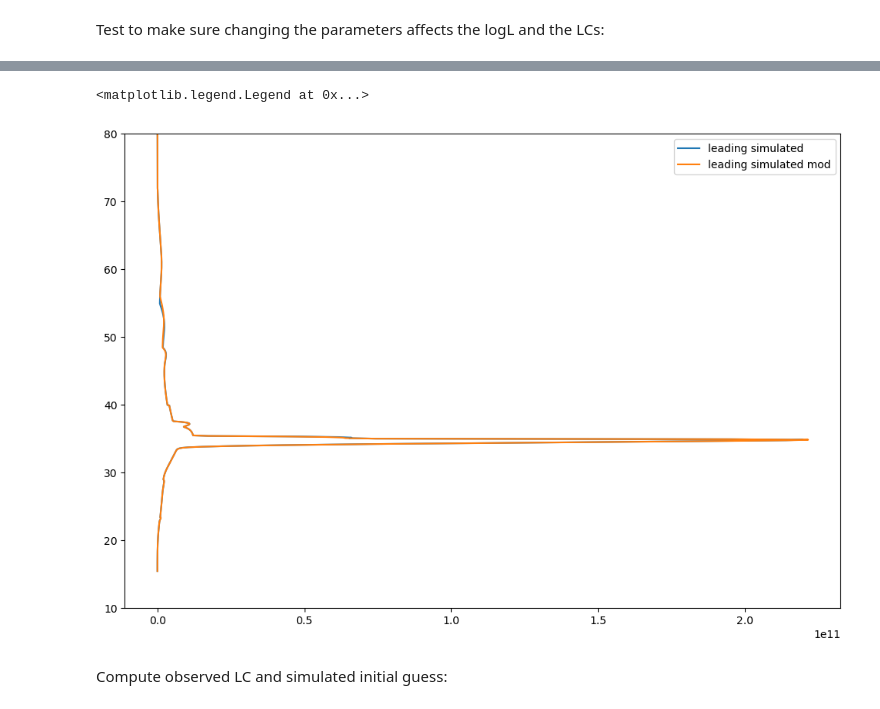
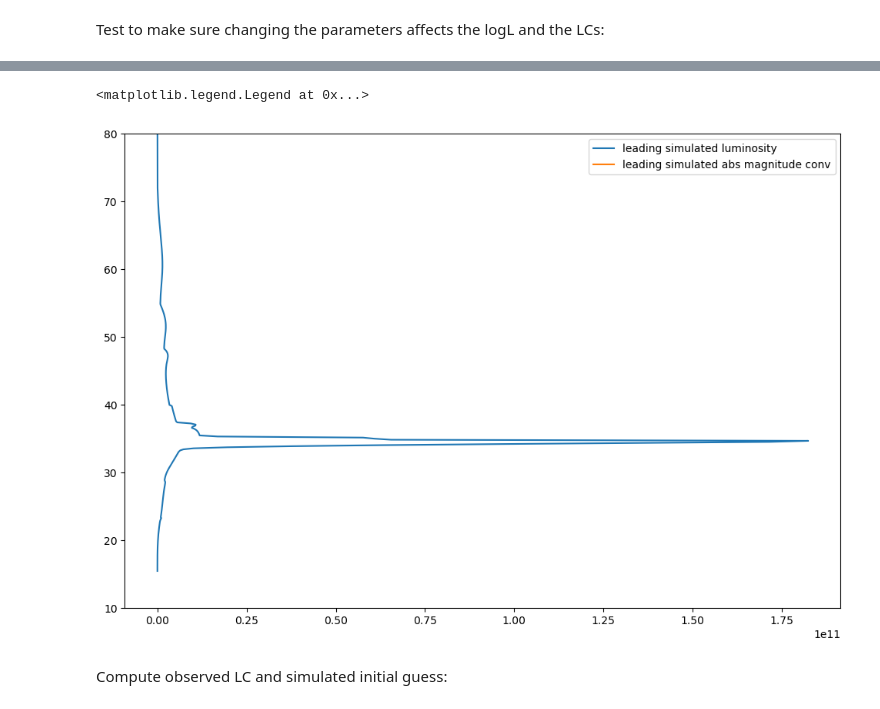
Before and after one commit to ia-chow/Thesis, a Jupyter notebook: physical/metsim_optimization_nested_novo_mesto.ipynb, the cells around one changed output, grey strips where cells are left out. Saved outputs shown, nothing was run; the diff lists cells and outputs as text; code cells hidden in the pictures.

```diff
--- a/physical/metsim_optimization_nested_novo_mesto.ipynb
+++ b/physical/metsim_optimization_nested_novo_mesto.ipynb
@@ -346,7 +346,7 @@ ER_FRAG_INDICES = [0, 1, 2, 4, 5, 6, 7, 8, 9]#, 2, 3, 4]  # free fragments that
 
 metsim_obj = MetSimObj(traj_path=event_path + '.pickle',
                        const_json_file=event_path + '.picklesim_fit_latest.json',
-                       lc_path='../novo_mesto/ablation_modelling/light_curve_no_cneos_sorted.csv',
+                       lc_path='../novo_mesto/ablation_modelling/light_curve_edited_sorted.csv',
                        fixed_frag_indices = FIXED_FRAG_INDICES,
                        free_frag_indices = FREE_FRAG_INDICES,
                        er_frag_indices = ER_FRAG_INDICES
@@ -616,14 +616,12 @@ results_initial = sim_lc(initial_guess, metsim_obj)
 results_initial_mod = sim_lc(initial_guess_mod, metsim_obj)
 # %%
 plt.figure(figsize = (12, 8))
-plt.plot(results_initial.luminosity_arr, results_initial.leading_frag_height_arr/1000., label = 'leading simulated')
-# plt.plot(results_bf.luminosity_arr, results_bf.leading_frag_height_arr/1000., label = 'best fit')
-# plt.plot(interpolated_bf_intensity, metsim_obj.traj.observations[0].model_ht/1000., label = 'best fit')
-plt.plot(results_initial_mod.luminosity_arr, results_initial_mod.leading_frag_height_arr/1000., label = 'leading simulated mod')
+plt.plot(results_initial.luminosity_arr, results_initial.leading_frag_height_arr/1000., label = 'leading simulated luminosity')
+plt.plot(1500 * (10 ** results_initial.abs_magnitude)/(-2.5), label = 'leading simulated abs magnitude conv')
 plt.ylim(10., 80.)
 plt.legend()
 # %% [output]
 <matplotlib.legend.Legend at 0x...>
-[figure, old version]
+[figure, new version]
 # %% [markdown]
 Compute observed LC and simulated initial guess:
```
Also changed, not shown: parts of 19 cells of this notebook, 20 other files.
